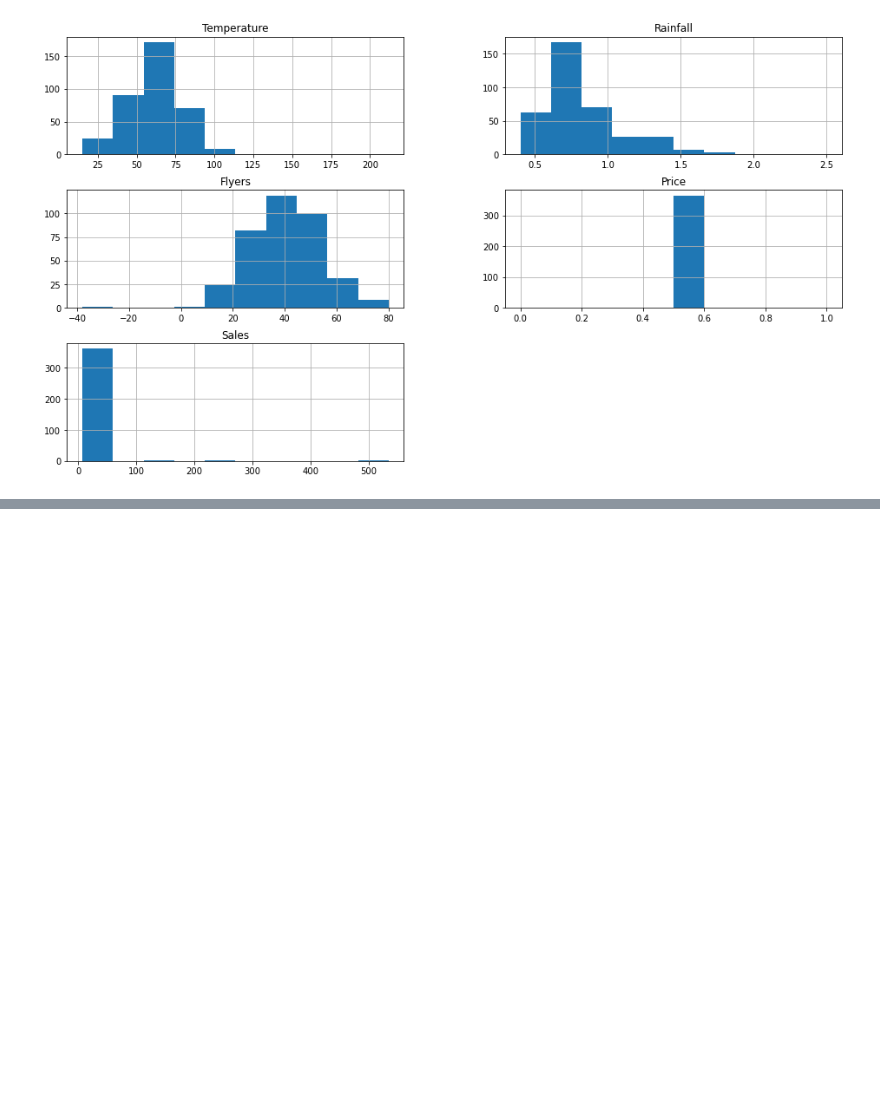
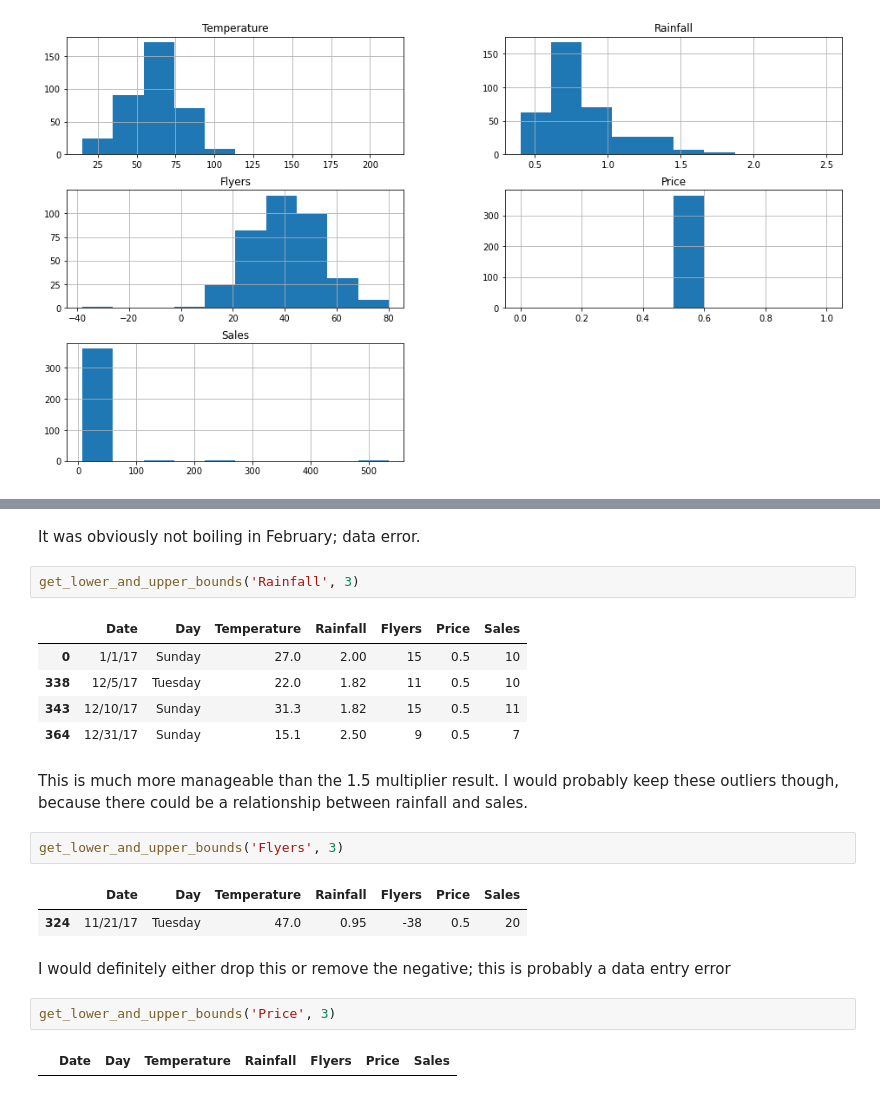
Before and after one commit to dashbringhurst/anomaly-detection-exercises, a Jupyter notebook: continuous_probabilistic_methods.ipynb, the cells around one changed output, grey strips where cells are left out. Cells and saved outputs as stored; diff of their text form; blank space fills up the shorter version.

```diff
--- a/continuous_probabilistic_methods.ipynb
+++ b/continuous_probabilistic_methods.ipynb
@@ -226,0 +162,23 @@ Name: Flyers, dtype: int64
+# %% [markdown]
+It was obviously not boiling in February; data error.
+# %%
+get_lower_and_upper_bounds('Rainfall', 3)
+# %% [output]
+|  | Date | Day | Temperature | Rainfall | Flyers | Price | Sales |
+| 0 | 1/1/17 | Sunday | 27.0 | 2.00 | 15 | 0.5 | 10 |
+| 338 | 12/5/17 | Tuesday | 22.0 | 1.82 | 11 | 0.5 | 10 |
+| 343 | 12/10/17 | Sunday | 31.3 | 1.82 | 15 | 0.5 | 11 |
+| 364 | 12/31/17 | Sunday | 15.1 | 2.50 | 9 | 0.5 | 7 |
+# %% [markdown]
+This is much more manageable than the 1.5 multiplier result. I would probably keep these outliers though, because there could be a relationship between rainfall and sales.
+# %%
+get_lower_and_upper_bounds('Flyers', 3)
+# %% [output]
+|  | Date | Day | Temperature | Rainfall | Flyers | Price | Sales |
+| 324 | 11/21/17 | Tuesday | 47.0 | 0.95 | -38 | 0.5 | 20 |
+# %% [markdown]
+I would definitely either drop this or remove the negative; this is probably a data entry error
+# %%
+get_lower_and_upper_bounds('Price', 3)
+# %% [output]
+|  | Date | Day | Temperature | Rainfall | Flyers | Price | Sales |
```
Also changed, not shown: parts of 40 cells of this notebook.
